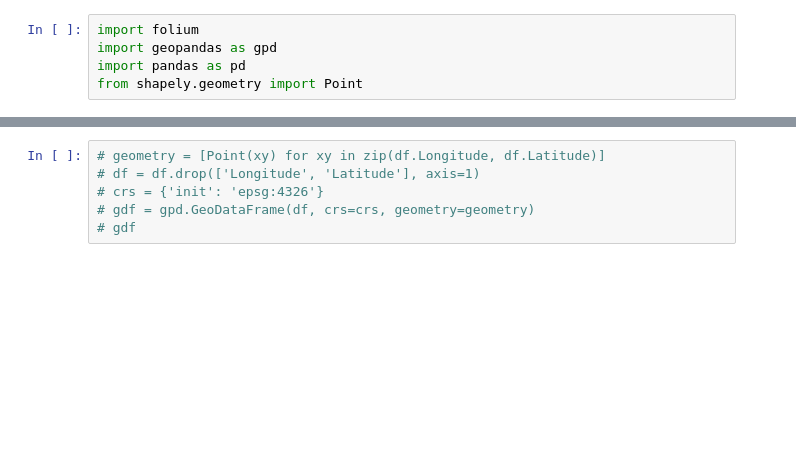
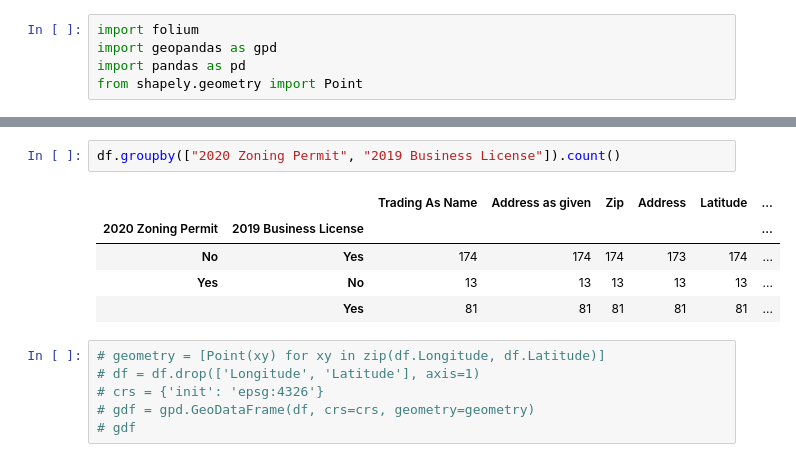
Before and after one commit to Smart-Cville/cville-airbnb, a Jupyter notebook: visualization/Visualization.ipynb, the cells around one changed output, grey strips where cells are left out. Saved outputs shown, nothing was run; the diff lists cells and outputs as text; blank space fills up the shorter version.

```diff
--- a/visualization/Visualization.ipynb
+++ b/visualization/Visualization.ipynb
@@ -34,3 +34,11 @@ df
+# %%
+df.groupby(["2020 Zoning Permit", "2019 Business License"]).count()
+# %% [output]
+|  |  | Trading As Name | Address as given | Zip | Address | Latitude | ... |
+| 2020 Zoning Permit | 2019 Business License |  |  |  |  |  | ... |
+| No | Yes | 174 | 174 | 174 | 173 | 174 | ... |
+| Yes | No | 13 | 13 | 13 | 13 | 13 | ... |
+|  | Yes | 81 | 81 | 81 | 81 | 81 | ... |
 # %%
 # geometry = [Point(xy) for xy in zip(df.Longitude, df.Latitude)]
 # df = df.drop(['Longitude', 'Latitude'], axis=1)
```
Also changed, not shown: parts of 4 cells of this notebook, 2 other files.
